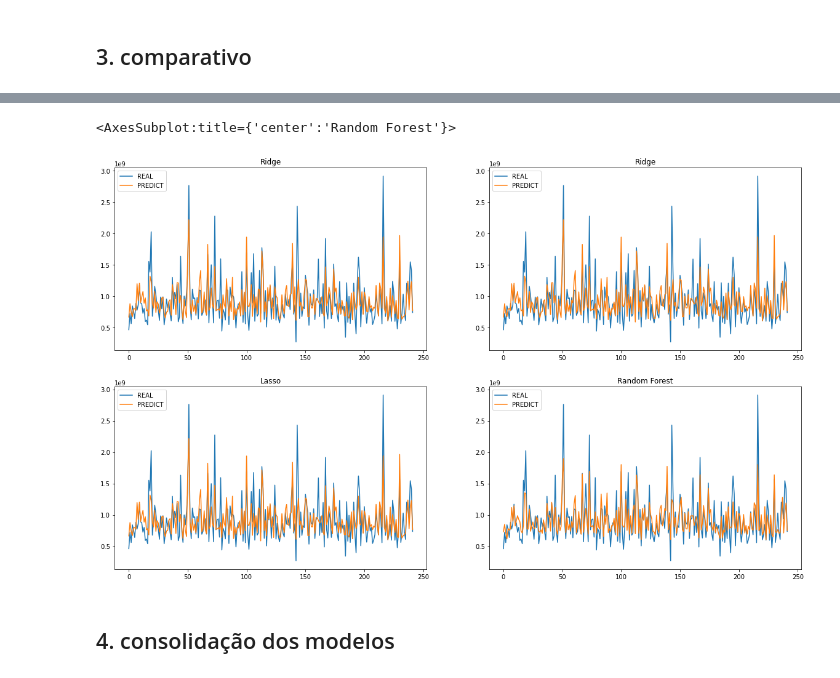
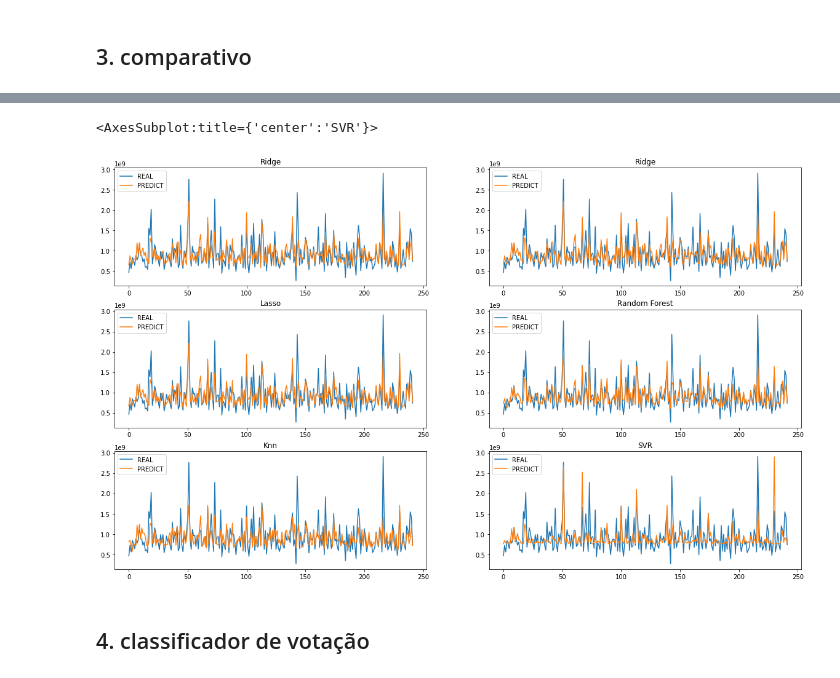
Before and after one commit to duartevictor/data_ciencia, a Jupyter notebook: tcc/notebooks/3_modelos.ipynb, the cells around one changed output, grey strips where cells are left out. Drawn from its saved outputs; the diff is of its cells as text; code cells hidden in the pictures.

```diff
--- a/tcc/notebooks/3_modelos.ipynb
+++ b/tcc/notebooks/3_modelos.ipynb
@@ -324,0 +440,28 @@ var_imp
+# %%
+# criar regressão com hiperparâmetros selecionados
+svr = SVR(kernel = 'poly', epsilon = 10, C = 0.001, gamma = 0.1)
+
+# fazer o ajuste aos dados de treino
+svr.fit(X_train, y_train)
+
+# previsão para dados de treino e de teste
+y_train_svr = svr.predict(X_train)
+y_test_svr = svr.predict(X_test)
+
+# concatenar resultados
+y_total_svr = np.concatenate([y_train_svr, y_test_svr])
+y_total = np.concatenate([y_train, y_test])
+
+# df com métricas de treino e teste
+resultados_svr = pd.DataFrame({'Algoritmo':['SVM'],
+            'MSE Treino': [mean_squared_error(y_train, y_train_svr)],
+            'MSE Teste': [mean_squared_error(y_test, y_test_svr)],
+            'RMSE Treino': [mean_squared_error(y_train, y_train_svr, squared = False)],
+            'RMSE Teste': [mean_squared_error(y_test, y_test_svr, squared = False)],
+            'MAPE Treino': [mean_absolute_percentage_error(y_train, y_train_svr)],
+            'MAPE Teste': [mean_absolute_percentage_error(y_test, y_test_svr)],
+            'R2 Treino': [r2_score(y_train, y_train_svr)],
+            'R2 Teste': [r2_score(y_test, y_test_svr)],
+            'R2 Geral': [r2_score(y_total, y_total_svr)]})
+
+resultados_svr
@@ -324,0 +471,7 @@ var_imp
+# %%
+# unificar df's de real e predição
+svr_train = pd.DataFrame({'REAL':y_train, 'PREDICT':y_train_svr})
+svr_test = pd.DataFrame({'REAL':y_test, 'PREDICT':y_test_svr})
+
+svr_valores = pd.concat([svr_train, svr_test], axis = 0)
+svr_valores.reset_index(drop = True, inplace = True)
@@ -335,14 +501,16 @@ pd.concat([resultados_lr, resultados_ridge, resultados_lasso, resultados_rf], ax
 # %%
-fig, axes = plt.subplots(2, 2, figsize = (20, 12))
+fig, axes = plt.subplots(3, 2, figsize = (20, 12))
 
 rl_valores.plot(ax = axes[0, 0], title = 'Ridge')
 rr_valores.plot(ax = axes[0, 1], title = 'Ridge')
 lasso_valores.plot(ax = axes[1, 0], title = 'Lasso')
 rf_valores.plot(ax = axes[1, 1], title = 'Random Forest')
+knn_valores.plot(ax = axes[2, 0], title = 'Knn')
+svr_valores.plot(ax = axes[2, 1], title = 'SVR')
 # %% [output]
-<AxesSubplot:title={'center':'Random Forest'}>
+<AxesSubplot:title={'center':'SVR'}>
-[figure, old version]
+[figure, new version]
 # %% [markdown]
-## 4. consolidação dos modelos
+## 4. classificador de votação
 # %%
 # classificador
```
Also changed, not shown: parts of 22 cells of this notebook, 1 other file.
